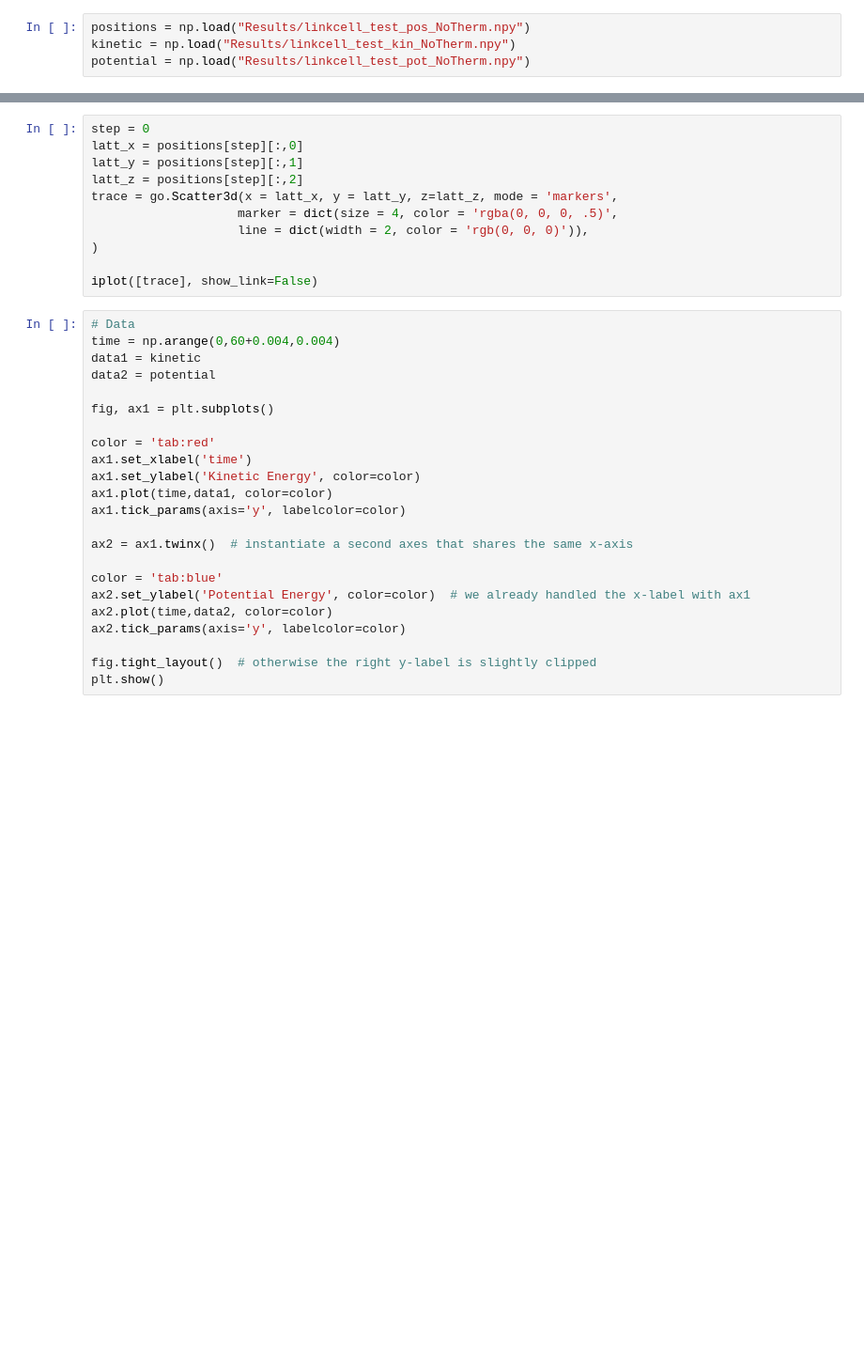
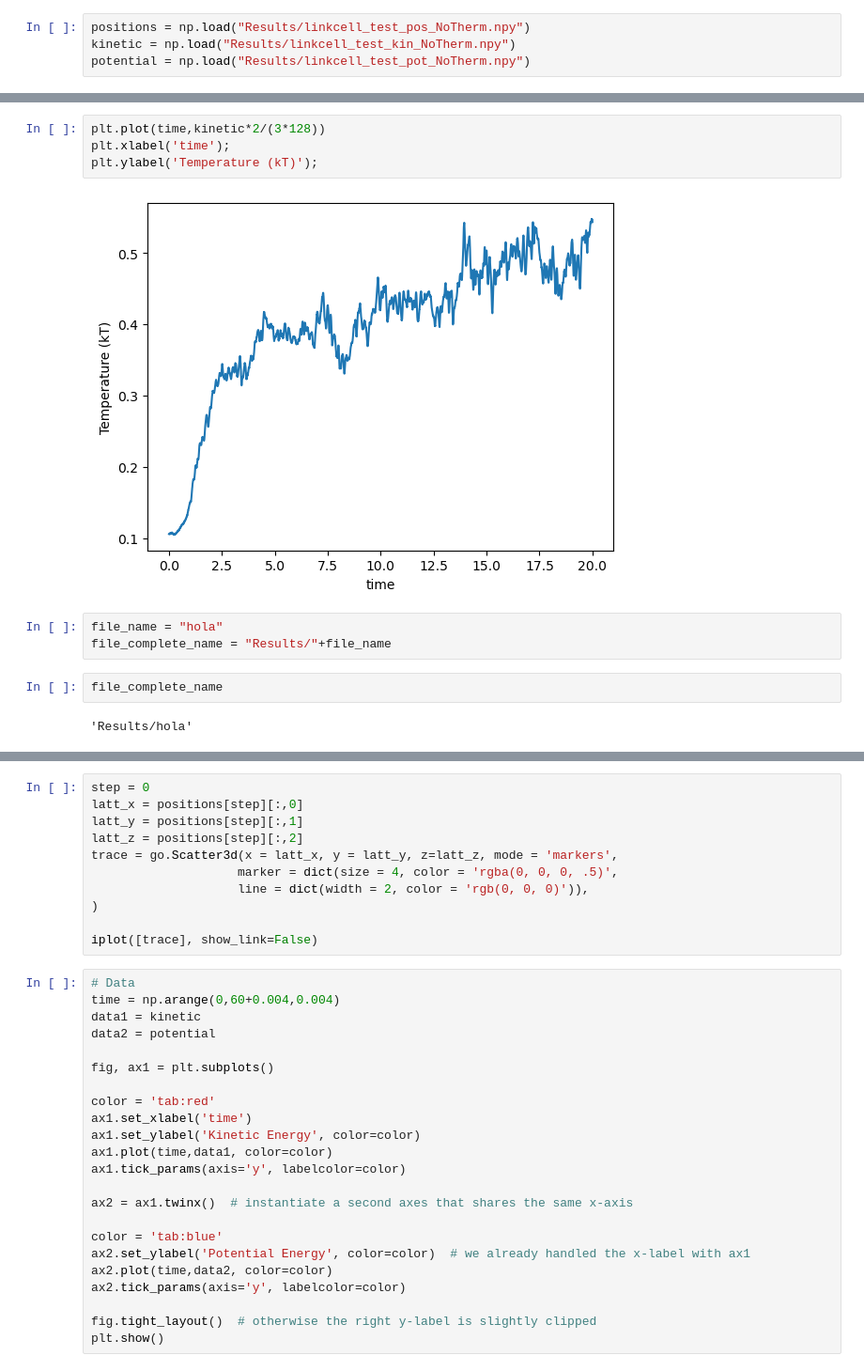
Before and after one commit to EdrickSG/Classical-Molecular-Dynamics, a Jupyter notebook: post-processing.ipynb, the cells around one changed output, grey strips where cells are left out. Shown at 94% size. Saved outputs shown, nothing was run; the diff lists cells and outputs as text; blank space fills up the shorter version.

```diff
--- a/post-processing.ipynb
+++ b/post-processing.ipynb
@@ -14,0 +68,13 @@ potential = np.load("Results/linkcell_test_pot_NoTherm.npy")
+# %%
+plt.plot(time,kinetic*2/(3*128))
+plt.xlabel('time');
+plt.ylabel('Temperature (kT)');
+# %% [output]
+[figure, added]
+# %%
+file_name = "hola"
+file_complete_name = "Results/"+file_name
+# %%
+file_complete_name
+# %% [output]
+'Results/hola'
```
Also changed, not shown: parts of 19 cells of this notebook, 3 other files.
